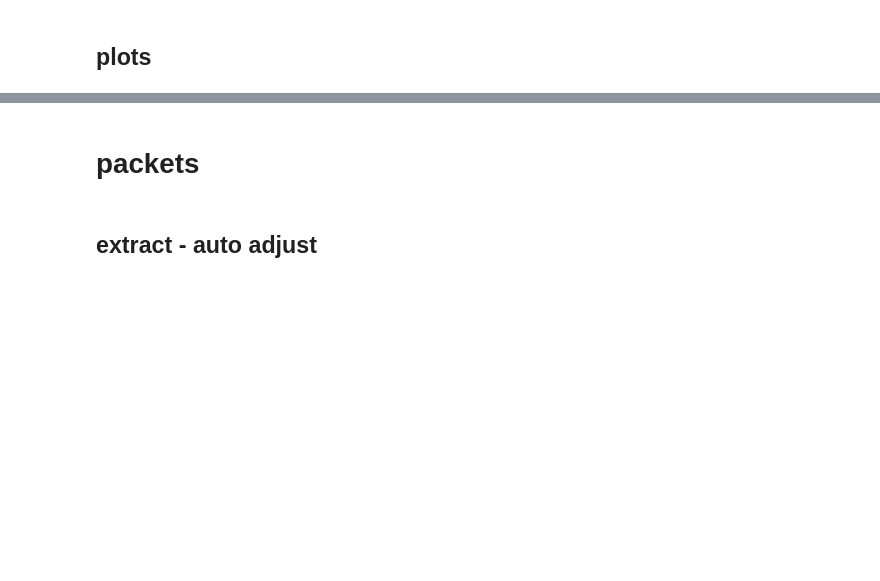
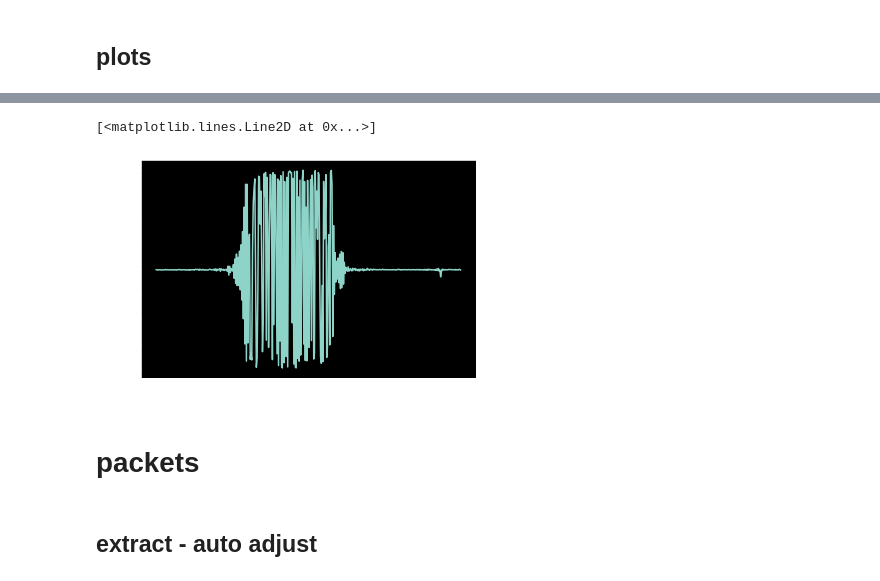
Before and after one commit to tjbergst/lorapy, a Jupyter notebook: data_processing_lorapy.ipynb, the cells around one changed output, grey strips where cells are left out. Drawn from its saved outputs; the diff is of its cells as text; code cells hidden in the pictures; blank space fills up the shorter version.

```diff
--- a/data_processing_lorapy.ipynb
+++ b/data_processing_lorapy.ipynb
@@ -87,0 +66,3 @@ DatFile(id=7 | name='lora_BW9_SF10_915MHz_1Msps_L1.dat')
+# %%
+pfile = ploader.select(1)
+pfile
@@ -99,0 +82,3 @@ LoraSignal(length=56343771) | BW: 9 | SF: 10 | Att: 0 | samples per symbol: 2048
+# %%
+base_symbol = pfile.to_signal()
+base_symbol
@@ -112,3 +105,8 @@ signal.plot(real=True, stop=180_000, color='blue')
+# %%
+plt.plot(base_symbol.data)
+# %% [output]
+[<matplotlib.lines.Line2D at 0x...>]
+[figure, added]
 # %% [markdown]
 # packets
 # %% [markdown]
```
Also changed, not shown: parts of 57 cells of this notebook.
